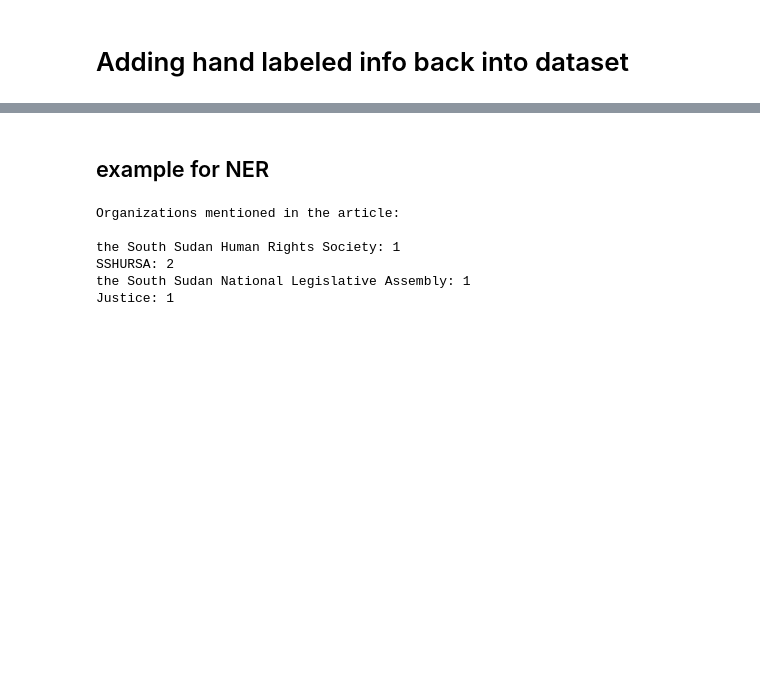
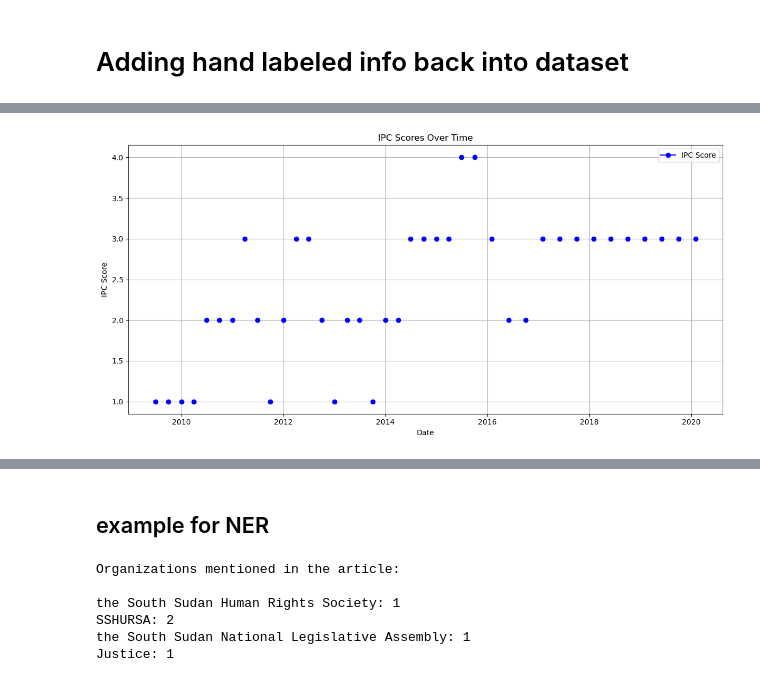
Before and after one commit to Joeryy/JBG060-DC3-23-24-group-2, a Jupyter notebook: named_entity_recognition.ipynb, the cells around one changed output, grey strips where cells are left out. Cells and saved outputs as stored; diff of their text form; code cells hidden in the pictures; blank space fills up the shorter version.

Commit message:
updated handlabeled data to v2

```diff
--- a/named_entity_recognition.ipynb
+++ b/named_entity_recognition.ipynb
@@ -143,0 +185,7 @@ conflict_df.to_csv('data/conflict_articles_cleaned_handlabeled.csv', index=False
+# %%
+ipc_scores_df = pd.read_csv('data/food_crises_cleaned.csv', parse_dates=['date'])
+# ipc_scores_df.dropna(subset=['ipc'], inplace=True)
+
+ipc_scores_df = ipc_scores_df[ipc_scores_df.district == 'Rubkona']
+
+max(ipc_scores_df['date'])
@@ -143,0 +194,16 @@ conflict_df.to_csv('data/conflict_articles_cleaned_handlabeled.csv', index=False
+# %%
+plt.figure(figsize=(12, 6))  # Adjust the figure size as needed
+
+plt.plot(ipc_scores_df['date'], ipc_scores_df['ipc'], marker='o', linestyle='-', color='b', label='IPC Score')
+
+plt.title('IPC Scores Over Time')
+plt.xlabel('Date')
+plt.ylabel('IPC Score')
+
+plt.grid(True)
+plt.legend()
+plt.tight_layout()
+
+plt.show()
+# %% [output]
+[figure, added]
```
Also changed, not shown: parts of 13 cells of this notebook, 5 other files.
